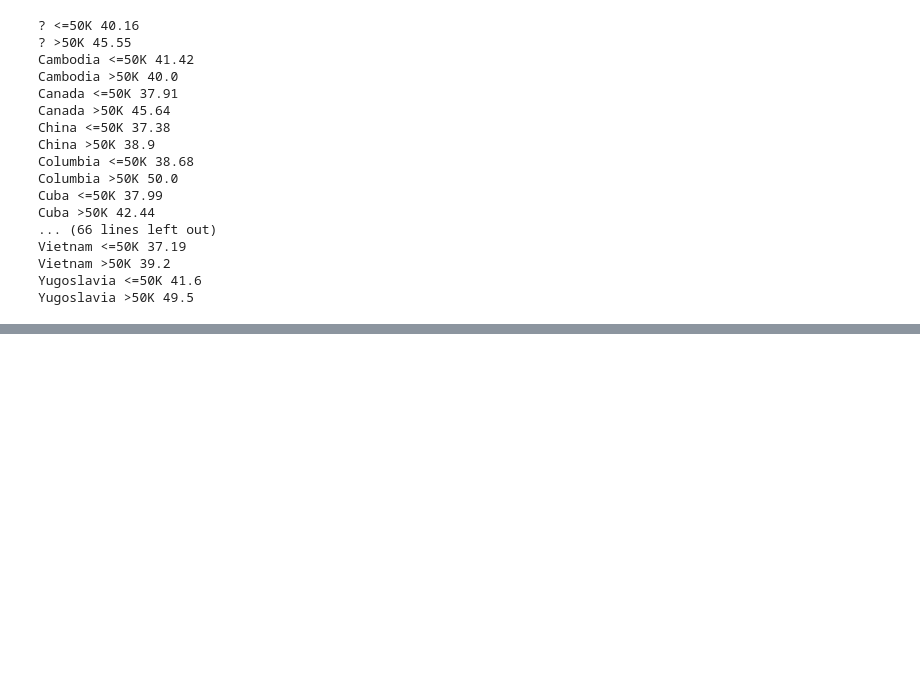
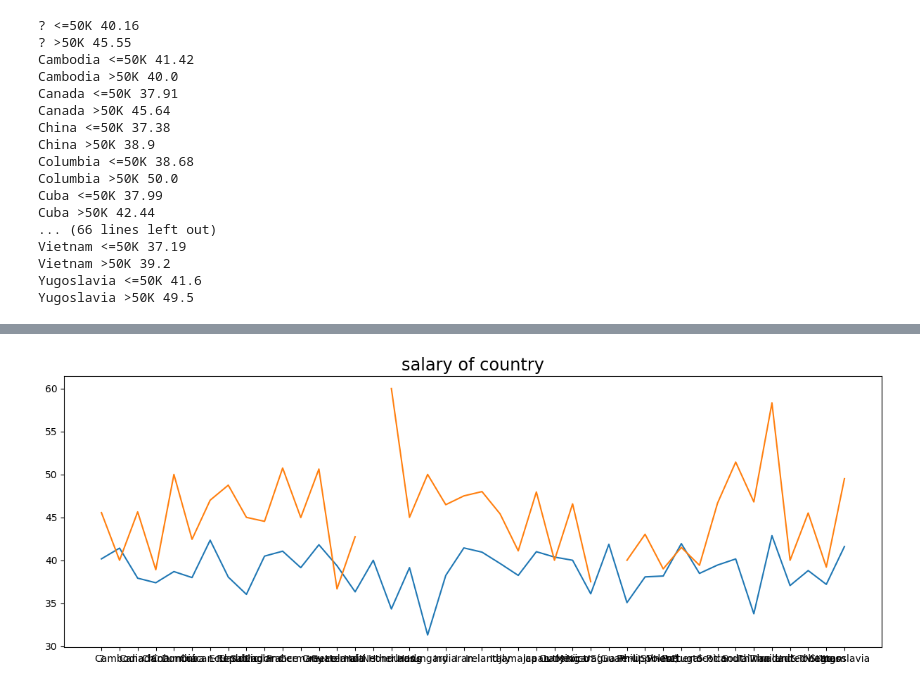
Before and after one commit to Mohsenmohebbi1993/Kaggle, a Jupyter notebook: 2. Topic 1. Exploratory data analysis with Pandas/a1-demo-pandas-and-uci-adult-dataset.ipynb, the cells around one changed output, grey strips where cells are left out. Cells and saved outputs as stored; diff of their text form; code cells hidden in the pictures; blank space fills up the shorter version.

Commit message:
plot salary per country

```diff
--- a/2. Topic 1. Exploratory data analysis with Pandas/a1-demo-pandas-and-uci-adult-dataset.ipynb
+++ b/2. Topic 1. Exploratory data analysis with Pandas/a1-demo-pandas-and-uci-adult-dataset.ipynb
@@ -352,0 +374,11 @@ pd.crosstab(data['native-country'], data['salary'],
+# %%
+state_salaey = pd.crosstab(data['native-country'], data['salary'],
+           values=data['hours-per-week'], aggfunc=np.mean).reset_index()
+# Plot the PDF and CDF
+plt.figure(figsize=(15,5))
+plt.title('salary of country', fontsize='xx-large')
+plt.plot(state_salaey["native-country"], state_salaey['<=50K'])
+plt.plot(state_salaey['>50K'])
+plt.show()
+# %% [output]
+[figure, added]
```
Also changed, not shown: parts of 2 cells of this notebook.
